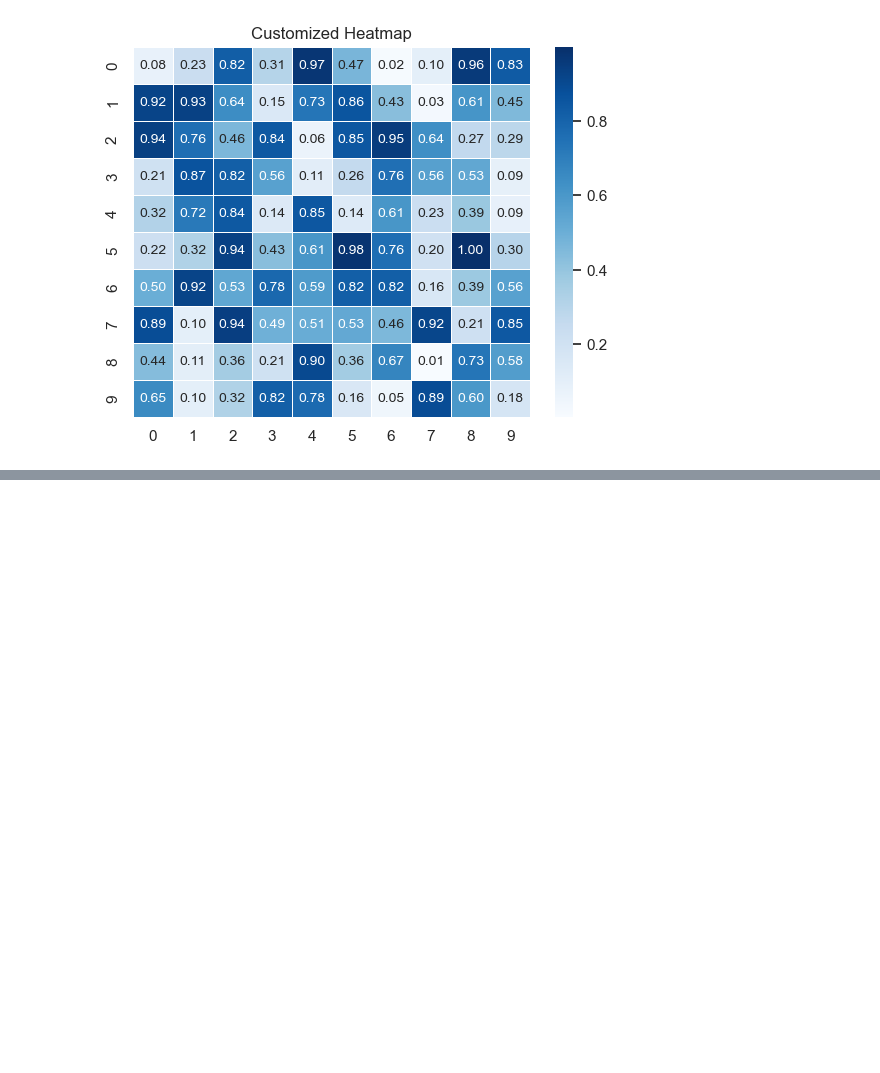
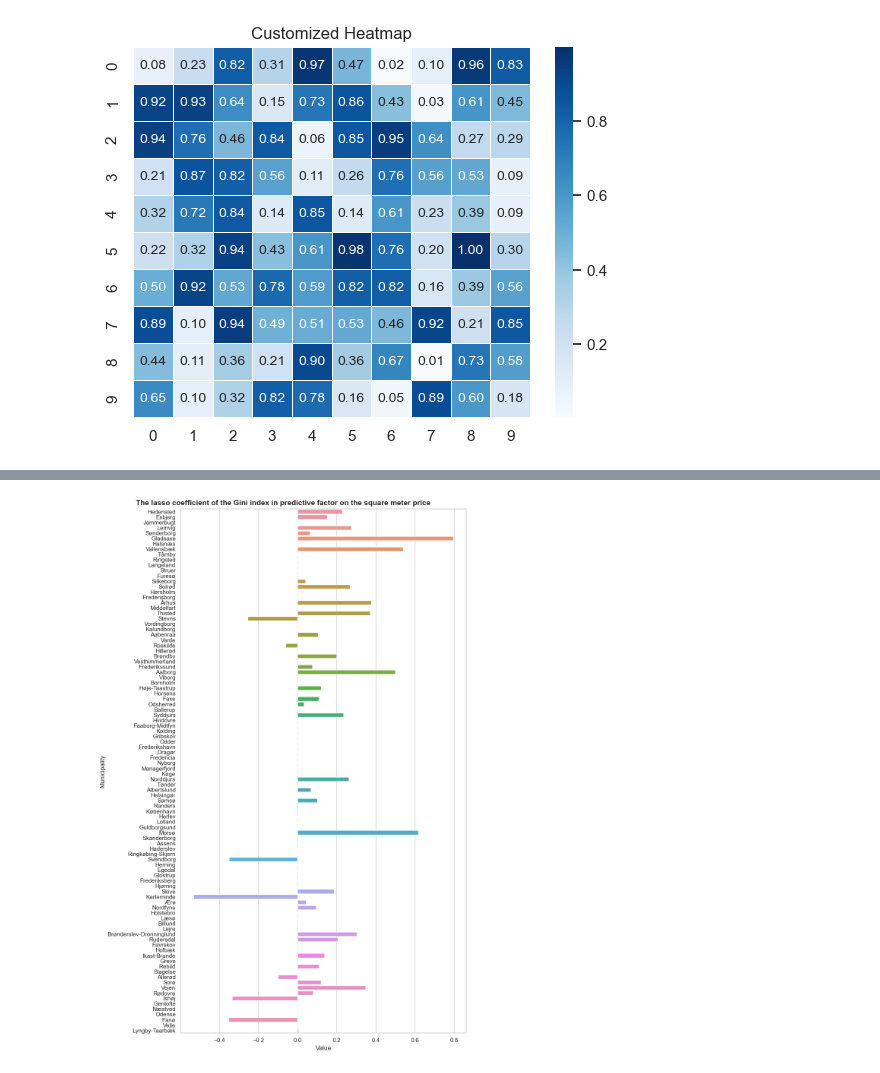
Before and after one commit to pryn-kb/isds2023, a Jupyter notebook: Lars/effective-matplotlib.ipynb, the cells around one changed output, grey strips where cells are left out. Cells and saved outputs as stored; diff of their text form; code cells hidden in the pictures; blank space fills up the shorter version.

```diff
--- a/Lars/effective-matplotlib.ipynb
+++ b/Lars/effective-matplotlib.ipynb
@@ -273,0 +245,42 @@ muni_gini
+# %%
+# Load parameter data
+df = pd.read_csv(r'C:\Users\lakj\Documents\GitHub\isds2023\cbk\fitted_models\coefficients_lasso.csv')
+parameter = 'gini_index'
+df_coefficients = df[df['parameter'] == parameter].iloc[:, [1,3]]
+
+# Load geo data into a DataFrame
+geojson_file_path = r"C:\Users\lakj\Documents\GitHub\isds2023\cbk\municipalities.geojson"
+gdf = gpd.read_file(geojson_file_path)
+# Get relevant data from the GeoDataFrame
+geo_df = gdf[['lau_1', 'label_dk']].rename(columns = {'lau_1':'muni_code', 'label_dk':'muni_name'})
+geo_df
+
+# Convert 'muni_code' column to string in both DataFrames
+geo_df['muni_code'] = geo_df['muni_code'].astype(str)
+df_coefficients['muni_code'] = df_coefficients['muni_code'].astype(str)
+
+
+# Merge the DataFrames based on 'muni_code' and subset
+merged_df = geo_df.merge(df_coefficients, on='muni_code')
+merged_df= merged_df[['muni_name', 'value']]
+
+# Create a figure and subplots with two columns
+fig, ax = plt.subplots(figsize=(10, 15))
+
+# Create the bar plot using sns.barplot
+ax = sns.barplot(x='value', y='muni_name', data=merged_df)
+
+# Add labels and title
+plt.xlabel('Value')
+plt.ylabel('Municipality')
+
+# Title the figure
+fig.suptitle('The lasso coefficient of the Gini index in predictive factor on the square meter price', fontsize=14, fontweight='bold');
+
+# Adjust layout
+plt.tight_layout()
+
+# Show the plots
+plt.show()
+# %% [output]
+[figure, added]
```
Also changed, not shown: parts of 21 cells of this notebook, 36 other files.
